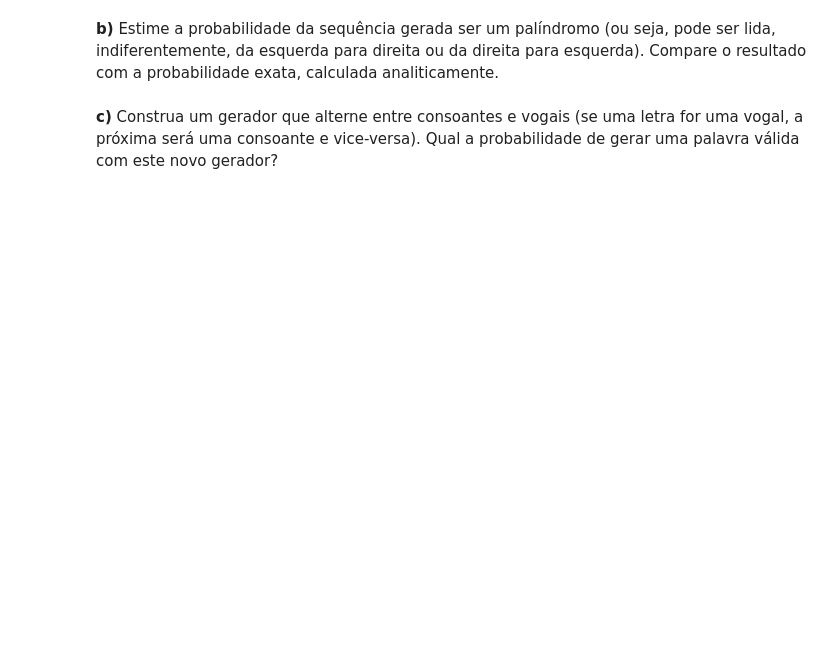
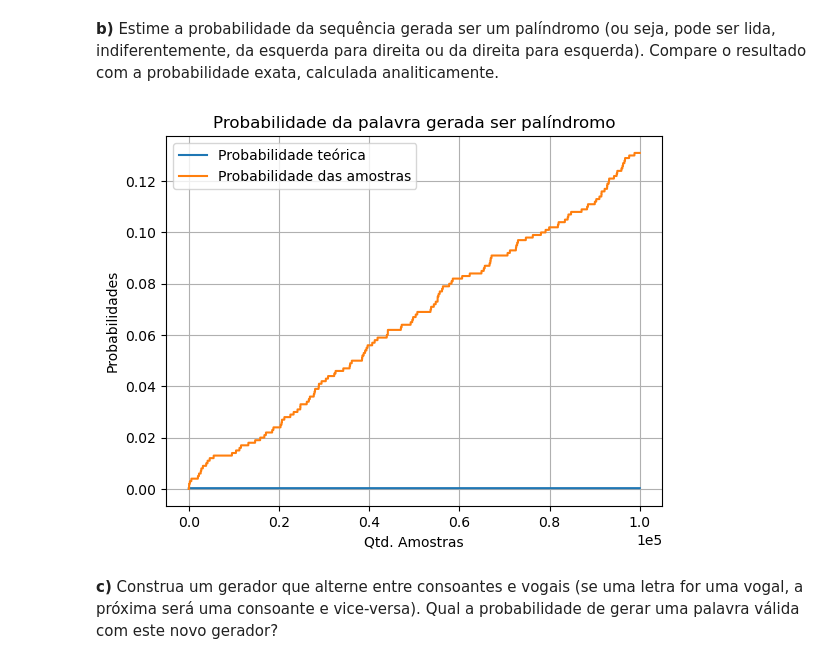
Before and after one commit to eduardo-correa/MCIMD, a Jupyter notebook: Lista1/Lista1.ipynb, the cells around one changed output. Drawn from its saved outputs; the diff is of its cells as text; code cells hidden in the pictures; blank space fills up the shorter version.

```diff
--- a/Lista1/Lista1.ipynb
+++ b/Lista1/Lista1.ipynb
@@ -94,4 +76,54 @@ Probabilidade final: 0.0455
 # %% [markdown]
 **b)** Estime a probabilidade da sequência gerada ser um palíndromo (ou seja, pode ser lida, indiferentemente, da esquerda para direita ou da direita para esquerda). Compare o resultado com a probabilidade exata, calculada analiticamente.
+# %%
+import random
+import string
+import matplotlib.pyplot as plt
+import numpy as np
+import pandas as pd
+
+
+WORD_SIZE = 5        # tamanho da palavra
+FILE = "https://github.com/eduardo-correa/MCIMD/raw/master/Lista1/Dicionario.txt"
+SAMPLES = 100_000    # quantidade de amostras geradas
+
+# Lendo arquivo dicionário original, convertendo para
+# minúsculas, retirando repetidas e deixando
+# apenas palavras com 'WORD_SIZE' letras que sejam palíndromos
+df_dicionario = pd.read_csv(FILE, names=["words"])
+df_dicionario['words'] = df_dicionario['words'].str.lower()
+df_dicionario.drop_duplicates(inplace=True)
+df_dicionario['words'] = np.where(df_dicionario['words'].str.len() == WORD_SIZE, df_dicionario['words'], np.nan)
+df_dicionario.dropna(inplace=True)
+df_dicionario['words'] = np.where(df_dicionario['words'] == df_dicionario['words'].str[::-1],df_dicionario['words'], np.nan)
+df_dicionario.dropna(inplace=True)
+
+espaco_amostral = len(string.ascii_lowercase)**WORD_SIZE
+probabilidade_teorica = round((len(df_dicionario)/espaco_amostral)*100, 4)
+
+
+palindromos = 0
+stats = []
+for _ in range(SAMPLES):
+  generated_word = ''.join(random.choices(string.ascii_lowercase, k=WORD_SIZE))
+  if (generated_word == generated_word[::-1]):
+    palindromos += 1
+  stats.append(round((palindromos/SAMPLES)*100, 4))
+
+# Geração do gráfico
+x = range(SAMPLES)
+y = np.repeat(probabilidade_teorica, SAMPLES)
+y2 = stats
+plt.plot (x, y, label="Probabilidade teórica")
+plt.plot (x, y2, label="Probabilidade das amostras")
+plt.grid("true")
+plt.title("Probabilidade da palavra gerada ser palíndromo")
+plt.xlabel("Qtd. Amostras")
+plt.ylabel("Probabilidades")
+plt.ticklabel_format(style='sci', axis='x', scilimits=(0,0))
+plt.legend()
+plt.show()
+# %% [output]
+[figure, added]
 # %% [markdown]
 **c)** Construa um gerador que alterne entre consoantes e vogais (se uma letra for uma vogal, a próxima será uma consoante e vice-versa). Qual a probabilidade de gerar uma palavra válida com este novo gerador?
```
Also changed, not shown: parts of 2 cells of this notebook.
